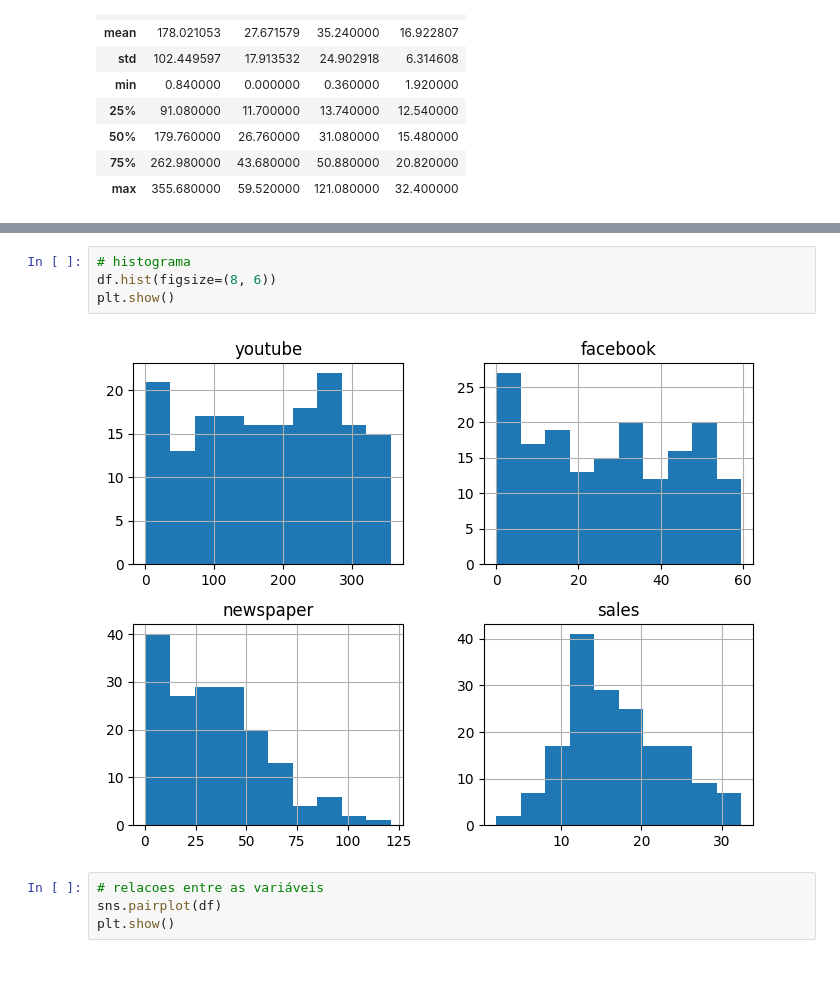
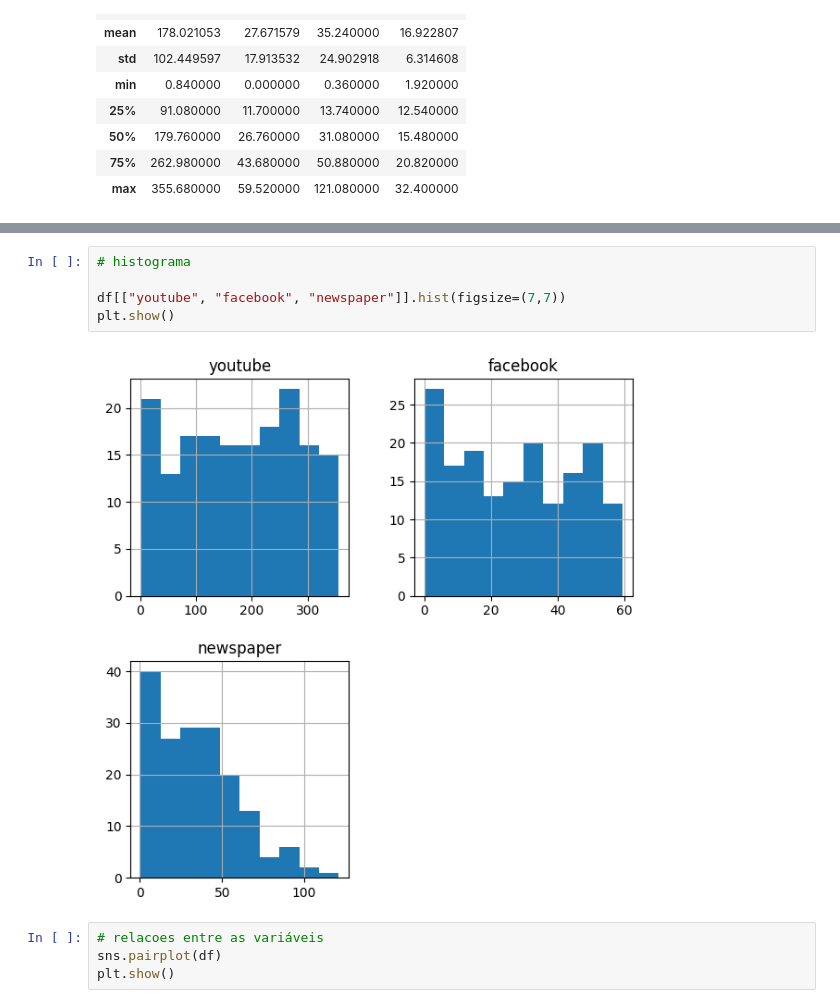
Before and after one commit to leandroboteon/linear-regression-sales-forecast, a Jupyter notebook: Regressao_para_MKT.ipynb, the cells around one changed output, grey strips where cells are left out. Cells and saved outputs as stored; diff of their text form; blank space fills up the shorter version.

```diff
--- a/Regressao_para_MKT.ipynb
+++ b/Regressao_para_MKT.ipynb
@@ -74,9 +59,10 @@ plt.show()
 # %%
 # histograma
-df.hist(figsize=(8, 6))
+
+df[["youtube", "facebook", "newspaper"]].hist(figsize=(7,7))
 plt.show()
 # %% [output]
-[figure, old version]
+[figure, new version]
 # %%
 # relacoes entre as variáveis
 sns.pairplot(df)
```
Also changed, not shown: parts of 16 cells of this notebook.
